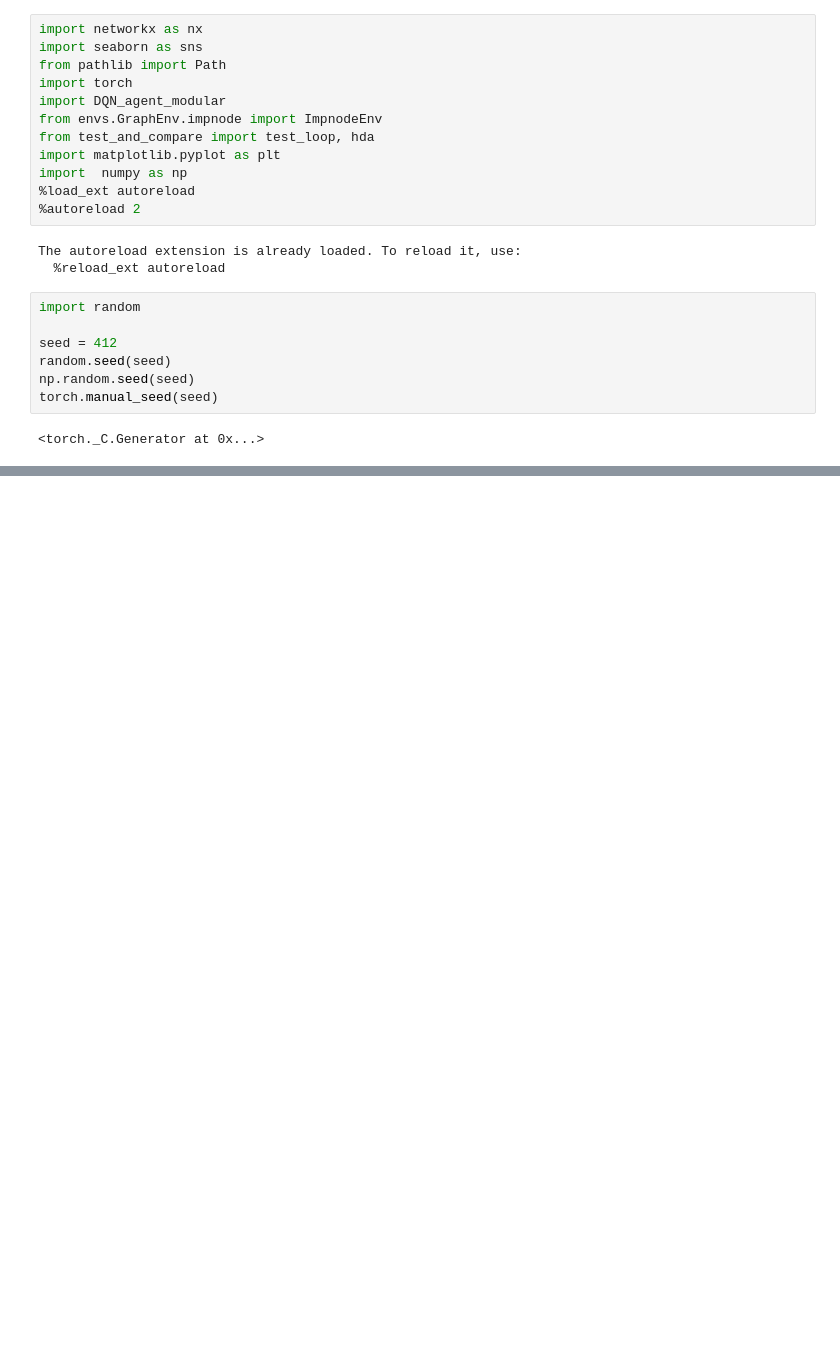
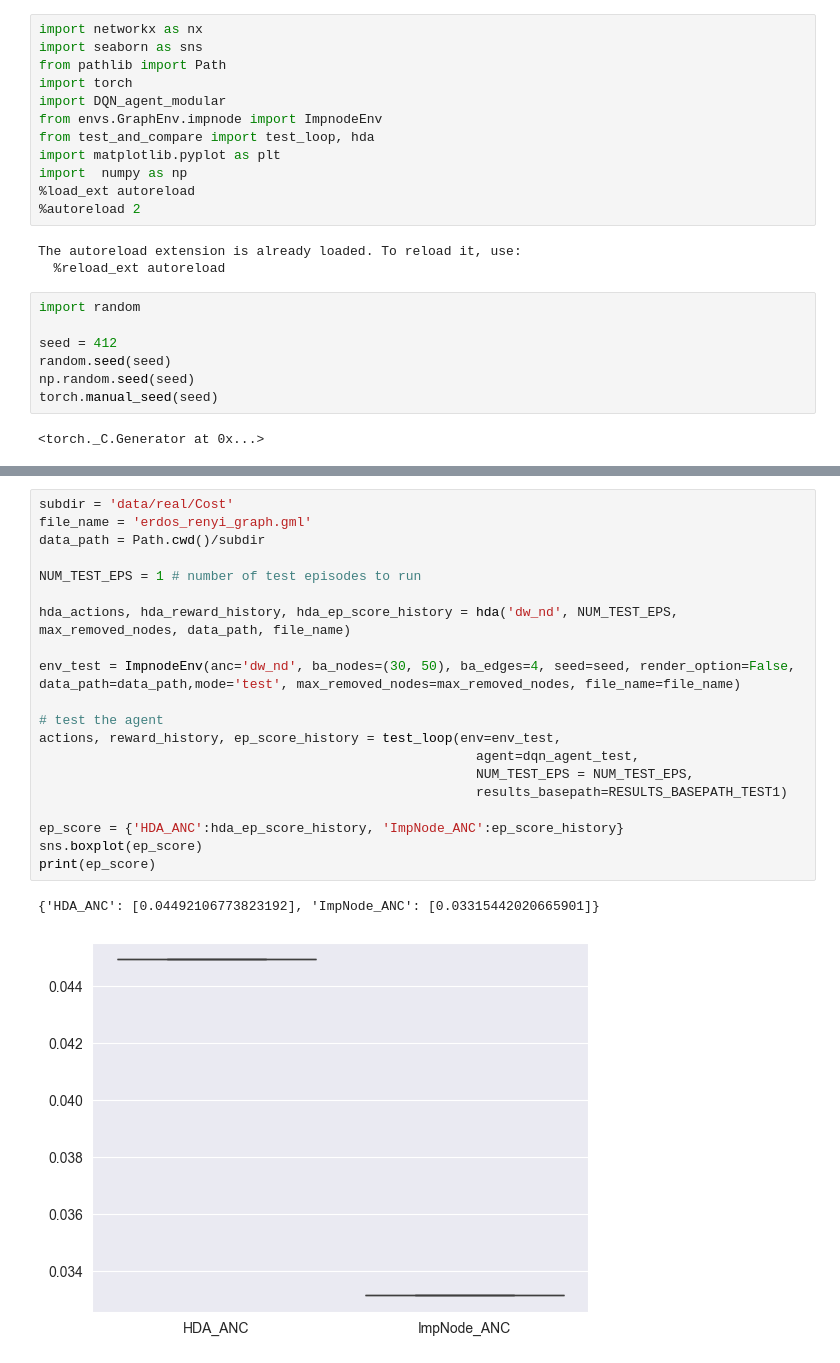
Before and after one commit to rituja-pardhi/ImpNode, a Jupyter notebook: DQN/testing.ipynb, the cells around one changed output, grey strips where cells are left out. Cells and saved outputs as stored; diff of their text form; blank space fills up the shorter version.

```diff
--- a/DQN/testing.ipynb
+++ b/DQN/testing.ipynb
@@ -89,0 +98,23 @@ sns.boxplot(ep_score_synthetic)
+# %%
+subdir = 'data/real/Cost'
+file_name = 'erdos_renyi_graph.gml'
+data_path = Path.cwd()/subdir
+
+NUM_TEST_EPS = 1 # number of test episodes to run
+
+hda_actions, hda_reward_history, hda_ep_score_history = hda('dw_nd', NUM_TEST_EPS, max_removed_nodes, data_path, file_name)
+
+env_test = ImpnodeEnv(anc='dw_nd', ba_nodes=(30, 50), ba_edges=4, seed=seed, render_option=False, data_path=data_path,mode='test', max_removed_nodes=max_removed_nodes, file_name=file_name)
+
+# test the agent
+actions, reward_history, ep_score_history = test_loop(env=env_test,
+                                                        agent=dqn_agent_test,
+                                                        NUM_TEST_EPS = NUM_TEST_EPS,
+                                                        results_basepath=RESULTS_BASEPATH_TEST1)
+
+ep_score = {'HDA_ANC':hda_ep_score_history, 'ImpNode_ANC':ep_score_history}
+sns.boxplot(ep_score)
+print(ep_score)
+# %% [output]
+{'HDA_ANC': [0.04492106773823192], 'ImpNode_ANC': [0.03315442020665901]}
+[figure, added]
```
Also changed, not shown: parts of 6 cells of this notebook, 16 other files.
